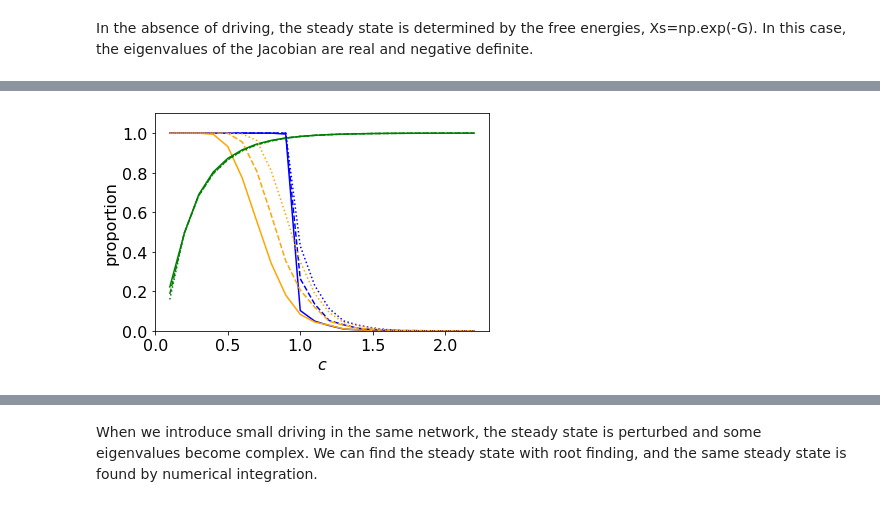
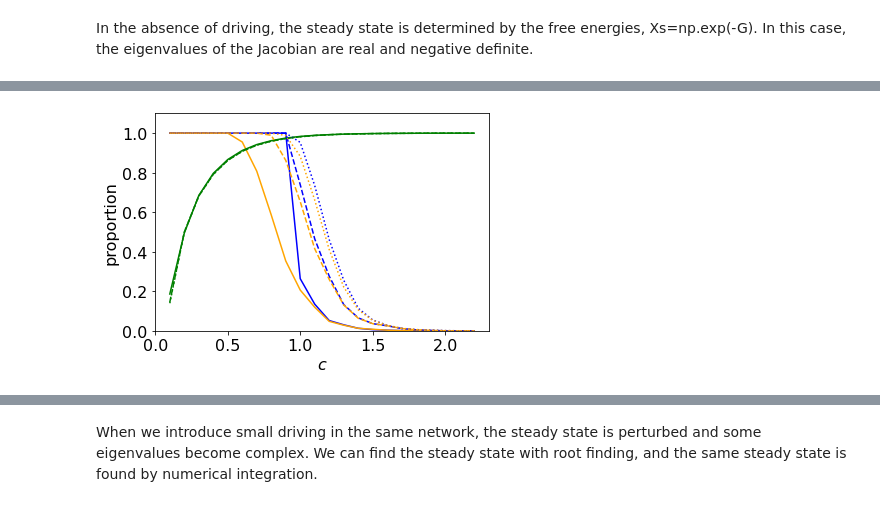
Before and after one commit to znicolaou/rmtchem, a Jupyter notebook: rmtchem.ipynb, the cells around one changed output, grey strips where cells are left out. Saved outputs shown, nothing was run; the diff lists cells and outputs as text; code cells hidden in the pictures.

```diff
--- a/rmtchem.ipynb
+++ b/rmtchem.ipynb
@@ -12,7 +12,7 @@ plt.rcParams['pdf.fonttype'] = 42
 In the absence of driving, the steady state is determined by the free energies, Xs=np.exp(-G). In this case, the eigenvalues of the Jacobian are real and negative definite.
 # %%
 n=100
-c=0.6
+c=2.0
 nr=int(c*n)
 seed=31
 
@@ -200,17 +67,17 @@ plt.show()
 # %%
 n=200
-ns=[50,100,200]
+ns=[100,500,1000]
 ls=['-','--',':']
 plt.xlabel('$c$')
 plt.ylabel("proportion")
 plt.ylim(0,1.1)
 for i in range(3):
     n=ns[i]
     dat=np.loadtxt('data/sing/'+str(n)+'/scounts.txt')
     plt.plot(dat[:,1],dat[:,2],color='blue',linestyle=ls[i])
     plt.plot(dat[:,1],dat[:,3],color='orange',linestyle=ls[i])
     plt.plot(dat[:,1],dat[:,4]/n,color='green',linestyle=ls[i])
 plt.savefig("plots/fig0c.pdf",transparent=True)
 plt.show()
 # %% [output]
-[figure, old version]
+[figure, new version]
```
Also changed, not shown: parts of 16 cells of this notebook, 1 other file.
